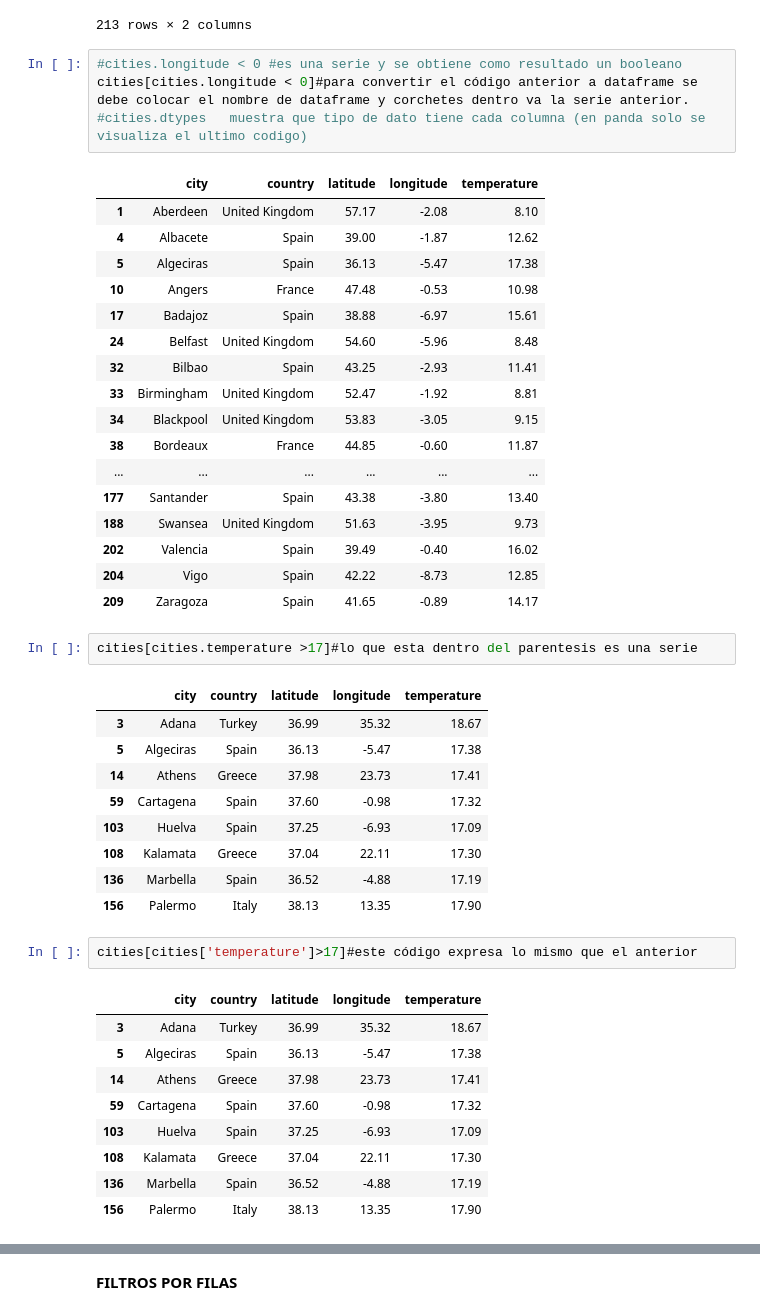
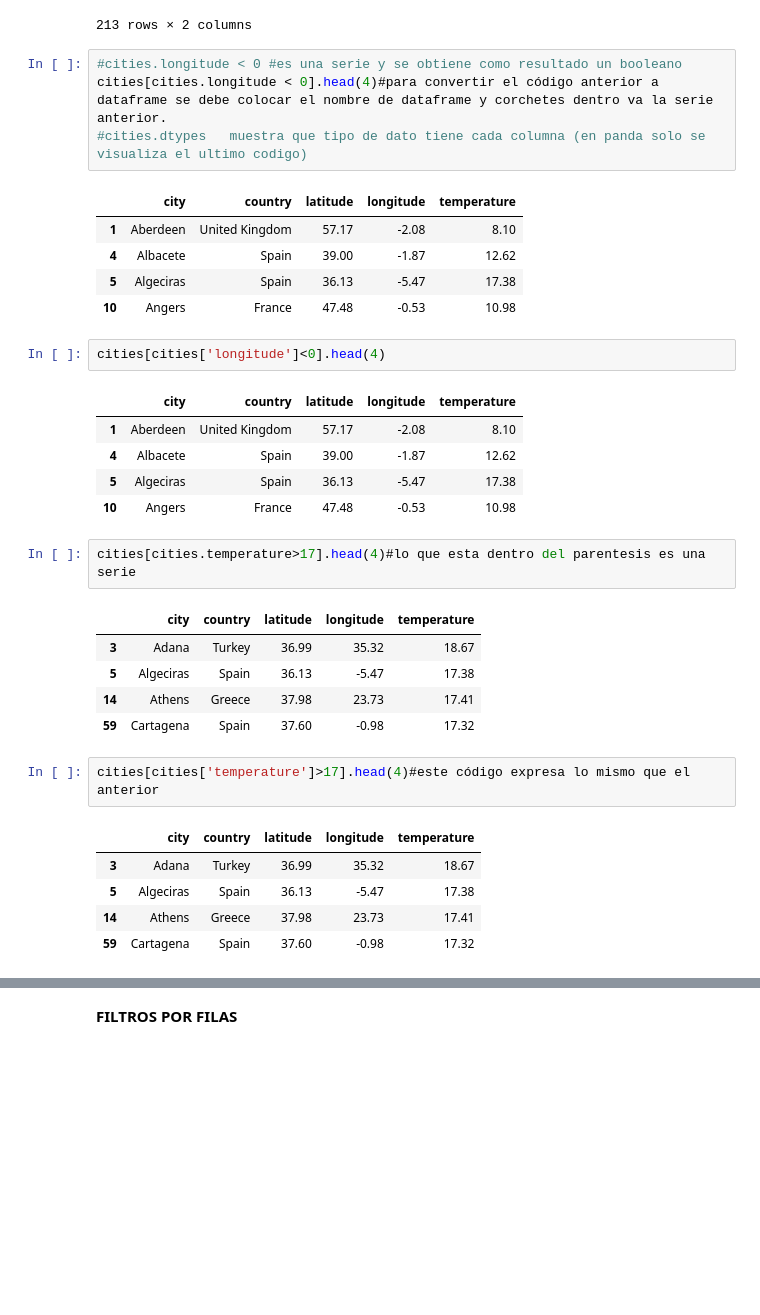
Before and after one commit to Ricardomanuel1/UTEC_MACHINE-LEARNING, a Jupyter notebook: Modulo1_Python_Data_Science/PythonPandas.ipynb, the cells around one changed output, grey strips where cells are left out. Saved outputs shown, nothing was run; the diff lists cells and outputs as text; blank space fills up the shorter version.

```diff
--- a/Modulo1_Python_Data_Science/PythonPandas.ipynb
+++ b/Modulo1_Python_Data_Science/PythonPandas.ipynb
@@ -290,47 +325,35 @@ cities[["country","temperature"]]#tiene que ir con doble corchetes para ser un d
 213 rows × 2 columns
 # %%
 #cities.longitude < 0 #es una serie y se obtiene como resultado un booleano
-cities[cities.longitude < 0]#para convertir el código anterior a dataframe se debe colocar el nombre de dataframe y corchetes dentro va la serie anterior.
+cities[cities.longitude < 0].head(4)#para convertir el código anterior a dataframe se debe colocar el nombre de dataframe y corchetes dentro va la serie anterior.
 #cities.dtypes   muestra que tipo de dato tiene cada columna (en panda solo se visualiza el ultimo codigo)
 # %% [output]
 |  | city | country | latitude | longitude | temperature |
 | 1 | Aberdeen | United Kingdom | 57.17 | -2.08 | 8.10 |
 | 4 | Albacete | Spain | 39.00 | -1.87 | 12.62 |
 | 5 | Algeciras | Spain | 36.13 | -5.47 | 17.38 |
 | 10 | Angers | France | 47.48 | -0.53 | 10.98 |
-| 17 | Badajoz | Spain | 38.88 | -6.97 | 15.61 |
-| 24 | Belfast | United Kingdom | 54.60 | -5.96 | 8.48 |
-| 32 | Bilbao | Spain | 43.25 | -2.93 | 11.41 |
-| 33 | Birmingham | United Kingdom | 52.47 | -1.92 | 8.81 |
-| 34 | Blackpool | United Kingdom | 53.83 | -3.05 | 9.15 |
-| 38 | Bordeaux | France | 44.85 | -0.60 | 11.87 |
-| ... | ... | ... | ... | ... | ... |
-| 177 | Santander | Spain | 43.38 | -3.80 | 13.40 |
-| 188 | Swansea | United Kingdom | 51.63 | -3.95 | 9.73 |
-| 202 | Valencia | Spain | 39.49 | -0.40 | 16.02 |
-| 204 | Vigo | Spain | 42.22 | -8.73 | 12.85 |
-| 209 | Zaragoza | Spain | 41.65 | -0.89 | 14.17 |
+# %%
+cities[cities['longitude']<0].head(4)
+# %% [output]
+|  | city | country | latitude | longitude | temperature |
+| 1 | Aberdeen | United Kingdom | 57.17 | -2.08 | 8.10 |
+| 4 | Albacete | Spain | 39.00 | -1.87 | 12.62 |
+| 5 | Algeciras | Spain | 36.13 | -5.47 | 17.38 |
+| 10 | Angers | France | 47.48 | -0.53 | 10.98 |
 # %%
-cities[cities.temperature >17]#lo que esta dentro del parentesis es una serie
+cities[cities.temperature>17].head(4)#lo que esta dentro del parentesis es una serie
 # %% [output]
 |  | city | country | latitude | longitude | temperature |
 | 3 | Adana | Turkey | 36.99 | 35.32 | 18.67 |
 | 5 | Algeciras | Spain | 36.13 | -5.47 | 17.38 |
 | 14 | Athens | Greece | 37.98 | 23.73 | 17.41 |
 | 59 | Cartagena | Spain | 37.60 | -0.98 | 17.32 |
-| 103 | Huelva | Spain | 37.25 | -6.93 | 17.09 |
-| 108 | Kalamata | Greece | 37.04 | 22.11 | 17.30 |
-| 136 | Marbella | Spain | 36.52 | -4.88 | 17.19 |
-| 156 | Palermo | Italy | 38.13 | 13.35 | 17.90 |
 # %%
-cities[cities['temperature']>17]#este código expresa lo mismo que el anterior
+cities[cities['temperature']>17].head(4)#este código expresa lo mismo que el anterior
 # %% [output]
 |  | city | country | latitude | longitude | temperature |
 | 3 | Adana | Turkey | 36.99 | 35.32 | 18.67 |
 | 5 | Algeciras | Spain | 36.13 | -5.47 | 17.38 |
 | 14 | Athens | Greece | 37.98 | 23.73 | 17.41 |
 | 59 | Cartagena | Spain | 37.60 | -0.98 | 17.32 |
-| 103 | Huelva | Spain | 37.25 | -6.93 | 17.09 |
-| 108 | Kalamata | Greece | 37.04 | 22.11 | 17.30 |
-| 136 | Marbella | Spain | 36.52 | -4.88 | 17.19 |
-| 156 | Palermo | Italy | 38.13 | 13.35 | 17.90 |
```
Also changed, not shown: parts of 57 cells of this notebook.
